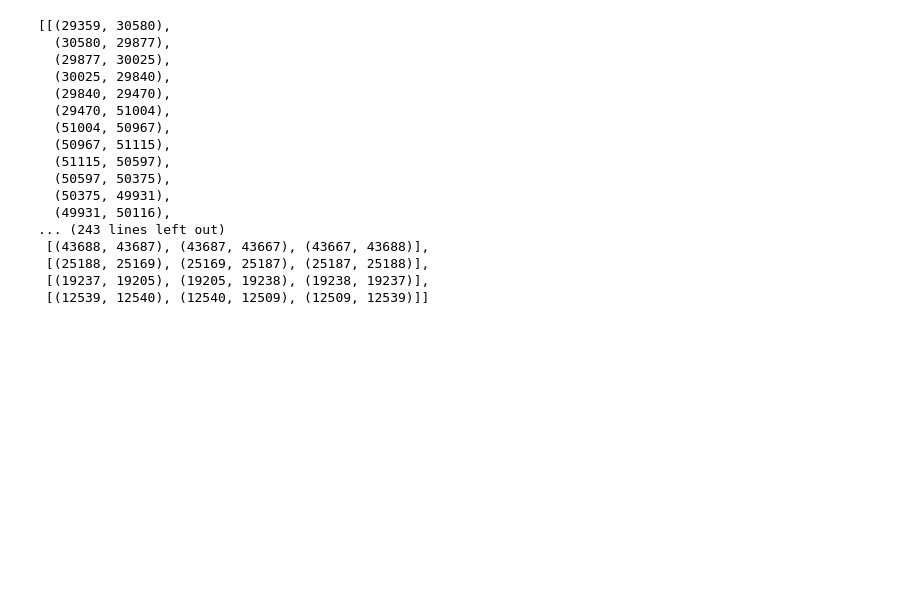
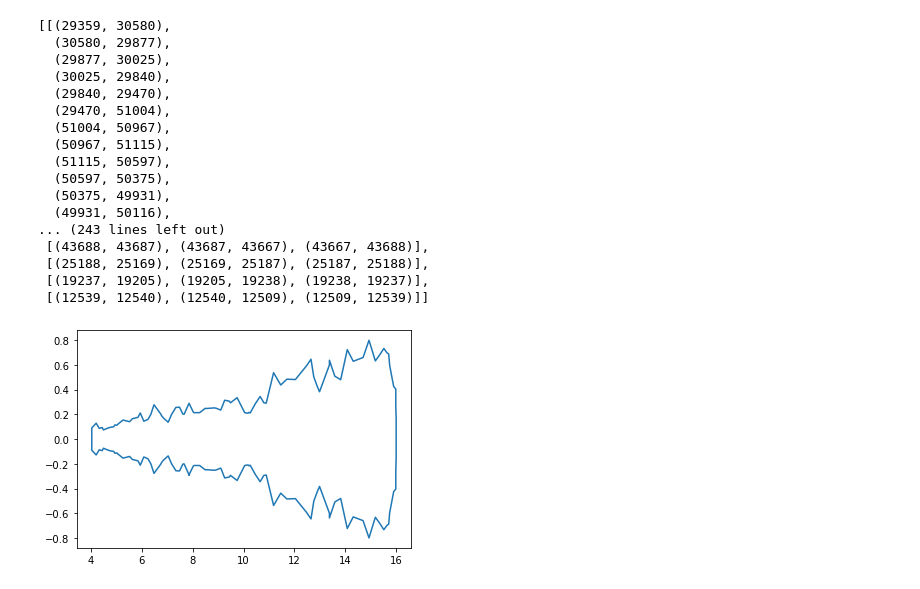
Before and after one commit to nafiul-nipu/Contrails-Python, a Jupyter notebook: contrails shape calc/contrails_shape_calc.ipynb, the cells around one changed output. Drawn from its saved outputs; the diff is of its cells as text; code cells hidden in the pictures; blank space fills up the shorter version.

```diff
--- a/contrails shape calc/contrails_shape_calc.ipynb
+++ b/contrails shape calc/contrails_shape_calc.ipynb
@@ -381,21 +381,25 @@ test
 # %%
 # for i in range(0):
 e = set(test[0])
+# print(test[0])
+# print(e)
 
 X = []
 Y = []
 count = 0
-for i, j in e:
-#     print(points[i])
+
+for i in test[0]:
+#     print(i[0], i[1], points[i[0]][0])
+
     if count == 0:
-        X.append(points[i][0])
-        X.append(points[j][0])
-        Y.append(points[i][1])
-        Y.append(points[j][1])
+        X.append(points[i[0]][0])
+        X.append(points[i[1]][0])
+        Y.append(points[i[0]][1])
+        Y.append(points[i[1]][1])
         count = count + 1
     else:
-        X.append(points[j][0])
-        Y.append(points[j][1])
+        X.append(points[i[1]][0])
+        Y.append(points[i[1]][1])
 # %%
 columns = ['X', 'Y']
 extract = pd.DataFrame(np.column_stack([X, Y]),
@@ -403,3 +407,9 @@ extract = pd.DataFrame(np.column_stack([X, Y]),
 
 extract.head()
 extract.to_csv('0.2.csv', index=False)
+# %%
+plt.figure()
+plt.plot(X,Y)
+plt.show()
+# %% [output]
+[figure, added]
```
Also changed, not shown: 1 other file.
